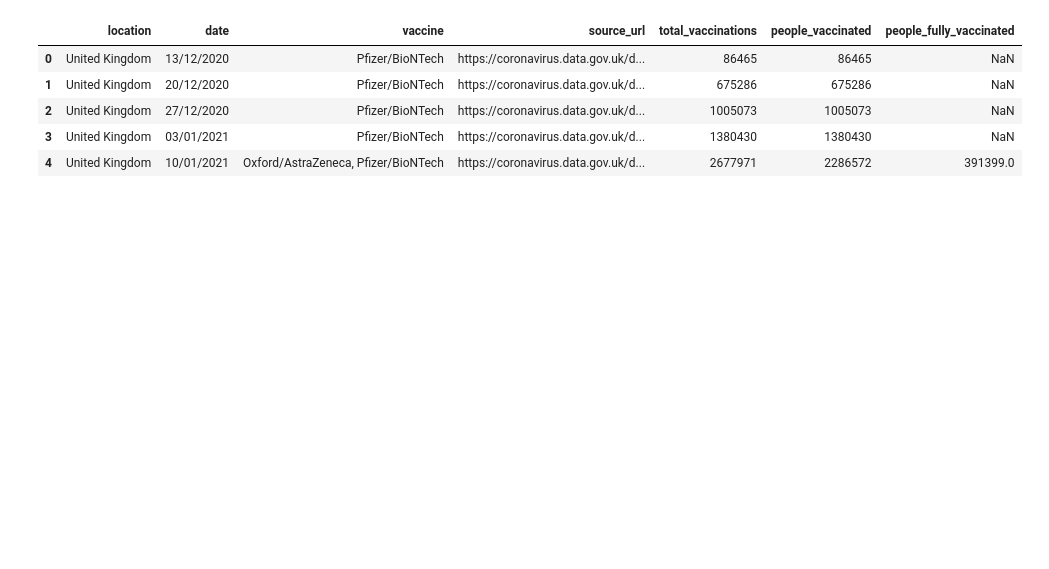
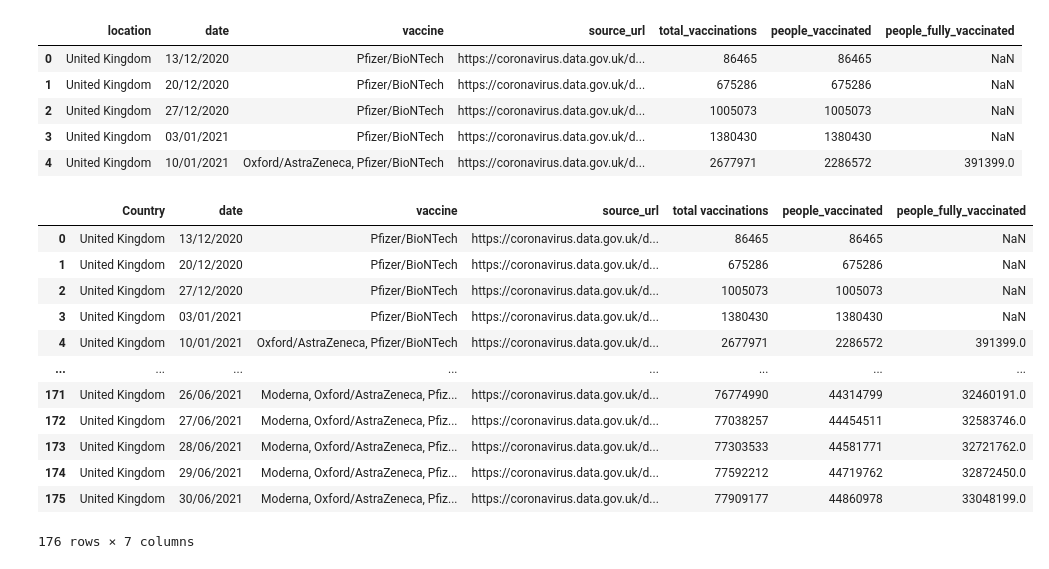
Before and after one commit to serdar-bayramov/Project-2-ETL, a Jupyter notebook: project.ipynb, the cells around one changed output. Saved outputs shown, nothing was run; the diff lists cells and outputs as text; code cells hidden in the pictures; blank space fills up the shorter version.

```diff
--- a/project.ipynb
+++ b/project.ipynb
@@ -46,3 +114,20 @@ uk_df.head()
 | 2 | United Kingdom | 27/12/2020 | Pfizer/BioNTech | https://coronavirus.data.gov.uk/d... | 1005073 | 1005073 | NaN |
 | 3 | United Kingdom | 03/01/2021 | Pfizer/BioNTech | https://coronavirus.data.gov.uk/d... | 1380430 | 1380430 | NaN |
 | 4 | United Kingdom | 10/01/2021 | Oxford/AstraZeneca, Pfizer/BioNTech | https://coronavirus.data.gov.uk/d... | 2677971 | 2286572 | 391399.0 |
+# %%
+u  = uk_df.rename(columns = {'location':'Country','date':'date', 'vaccine':'vaccine', 'total_vaccinations': 'total vaccinations' })
+u
+# %% [output]
+|  | Country | date | vaccine | source_url | total vaccinations | people_vaccinated | people_fully_vaccinated |
+| 0 | United Kingdom | 13/12/2020 | Pfizer/BioNTech | https://coronavirus.data.gov.uk/d... | 86465 | 86465 | NaN |
+| 1 | United Kingdom | 20/12/2020 | Pfizer/BioNTech | https://coronavirus.data.gov.uk/d... | 675286 | 675286 | NaN |
+| 2 | United Kingdom | 27/12/2020 | Pfizer/BioNTech | https://coronavirus.data.gov.uk/d... | 1005073 | 1005073 | NaN |
+| 3 | United Kingdom | 03/01/2021 | Pfizer/BioNTech | https://coronavirus.data.gov.uk/d... | 1380430 | 1380430 | NaN |
+| 4 | United Kingdom | 10/01/2021 | Oxford/AstraZeneca, Pfizer/BioNTech | https://coronavirus.data.gov.uk/d... | 2677971 | 2286572 | 391399.0 |
+| ... | ... | ... | ... | ... | ... | ... | ... |
+| 171 | United Kingdom | 26/06/2021 | Moderna, Oxford/AstraZeneca, Pfiz... | https://coronavirus.data.gov.uk/d... | 76774990 | 44314799 | 32460191.0 |
+| 172 | United Kingdom | 27/06/2021 | Moderna, Oxford/AstraZeneca, Pfiz... | https://coronavirus.data.gov.uk/d... | 77038257 | 44454511 | 32583746.0 |
+| 173 | United Kingdom | 28/06/2021 | Moderna, Oxford/AstraZeneca, Pfiz... | https://coronavirus.data.gov.uk/d... | 77303533 | 44581771 | 32721762.0 |
+| 174 | United Kingdom | 29/06/2021 | Moderna, Oxford/AstraZeneca, Pfiz... | https://coronavirus.data.gov.uk/d... | 77592212 | 44719762 | 32872450.0 |
+| 175 | United Kingdom | 30/06/2021 | Moderna, Oxford/AstraZeneca, Pfiz... | https://coronavirus.data.gov.uk/d... | 77909177 | 44860978 | 33048199.0 |
+176 rows × 7 columns
```
Also changed, not shown: parts of 21 cells of this notebook, 2 other files.
